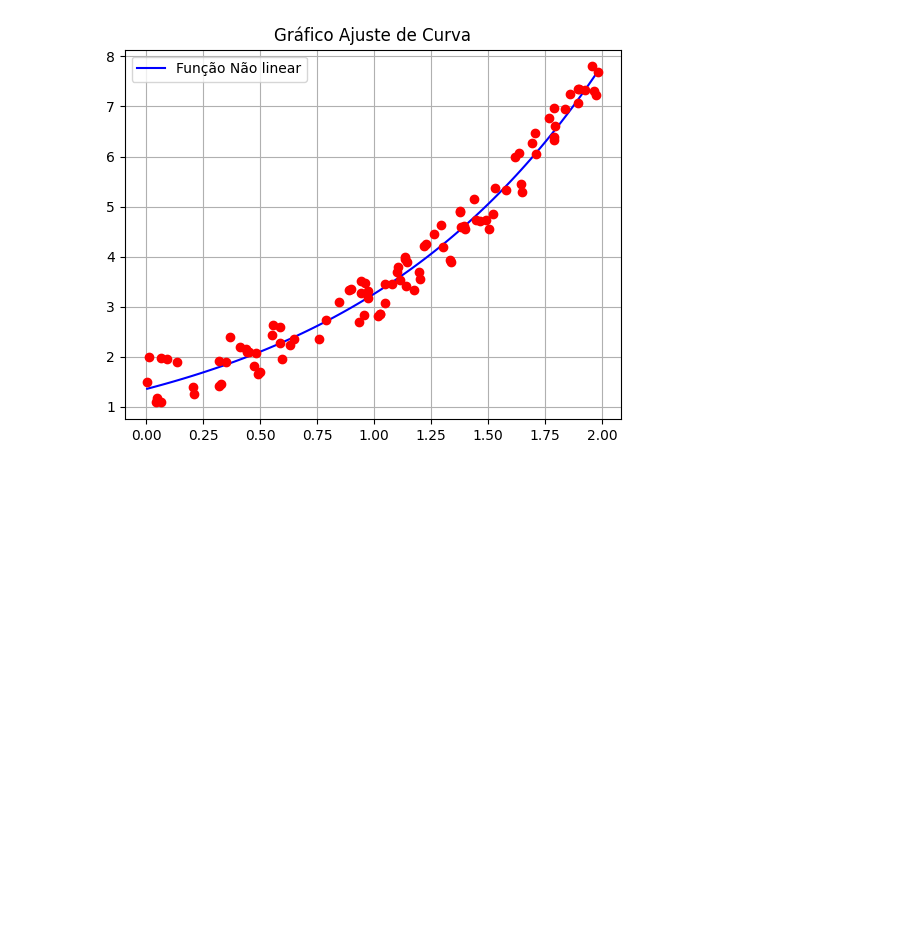
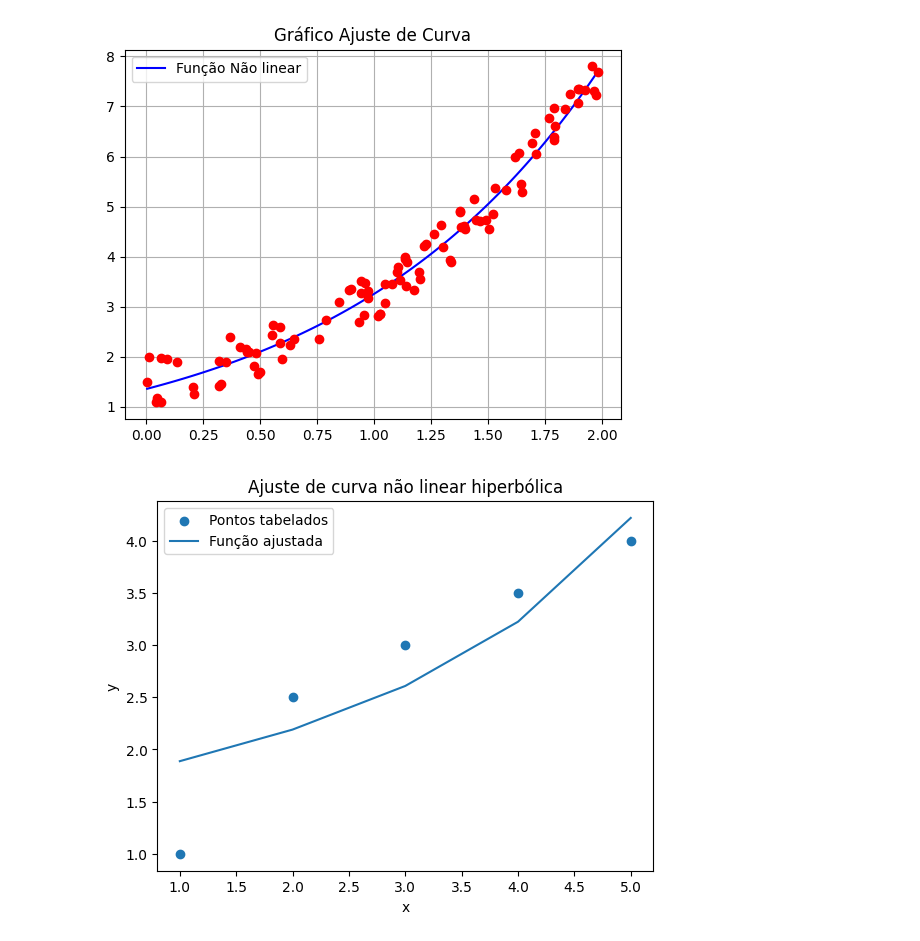
Before and after one commit to syannekaroline/MatematicaComputacional, a Jupyter notebook: ExercícioPratico06-AjusteDeCurva.ipynb, the cells around one changed output. Drawn from its saved outputs; the diff is of its cells as text; code cells hidden in the pictures; blank space fills up the shorter version.

```diff
--- a/ExercícioPratico06-AjusteDeCurva.ipynb
+++ b/ExercícioPratico06-AjusteDeCurva.ipynb
@@ -276,3 +286,53 @@ mq.fit_exp(x,y,[lambda x: 1, lambda x: x])
 mq.PrintAjusteCurva(x,y,False,True)
 # %% [output]
 [figure]
+# %%
+from scipy.optimize import curve_fit
+
+def ajuste_hiperbolica(x_tabelados, y_tabelados, funcoes_g):
+    def hiperbolica(x, a, b, c):
+        return a / (b + c * x)
+
+    # Converte os dados para arrays do NumPy
+    x = np.array(x_tabelados)
+    y = np.array(y_tabelados)
+
+    # Ajuste de curva utilizando o método dos mínimos quadrados
+    parametros, _ = curve_fit(hiperbolica, x, y, p0=(1, 1, 1), method='lm')
+
+    # Função ajustada
+    y_ajustado = hiperbolica(x, *parametros)
+
+    return x, y_ajustado
+# %%
+import numpy as np
+import matplotlib.pyplot as plt
+
+# Função auxiliar g(x)
+def funcao_g(x):
+    return np.sin(x)
+
+# Função hiperbólica
+def hiperbolica(x, a, b, c):
+    return a / (b + c * x)
+
+# Dados tabelados
+x_tabelados = np.array([1, 2, 3, 4, 5])
+y_tabelados = np.array([1, 2.5, 3, 3.5, 4])
+
+# Vetor de funções auxiliares
+funcoes_g = [funcao_g]
+
+# Ajuste de curva
+x_ajustado, y_ajustado = ajuste_hiperbolica(x_tabelados, y_tabelados, funcoes_g)
+
+# Plot dos pontos tabelados e da função ajustada
+plt.scatter(x_tabelados, y_tabelados, label='Pontos tabelados')
+plt.plot(x_ajustado, y_ajustado, label='Função ajustada')
+plt.legend()
+plt.xlabel('x')
+plt.ylabel('y')
+plt.title('Ajuste de curva não linear hiperbólica')
+plt.show()
+# %% [output]
+[figure, added]
```
Also changed, not shown: parts of 1 cell of this notebook.
